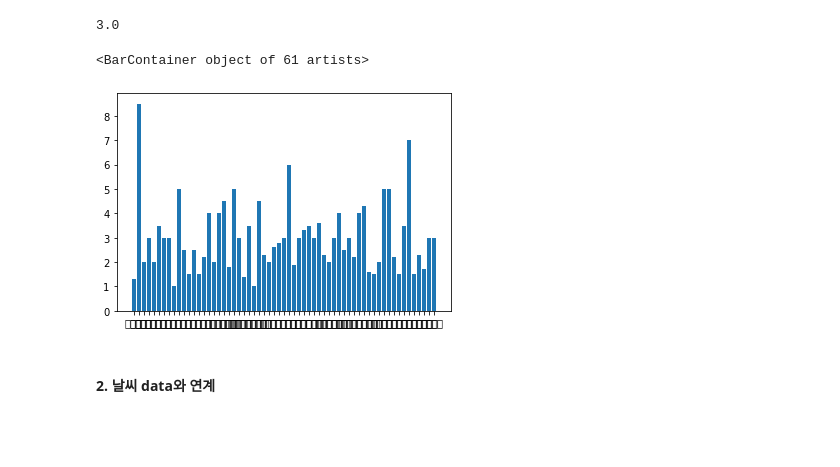
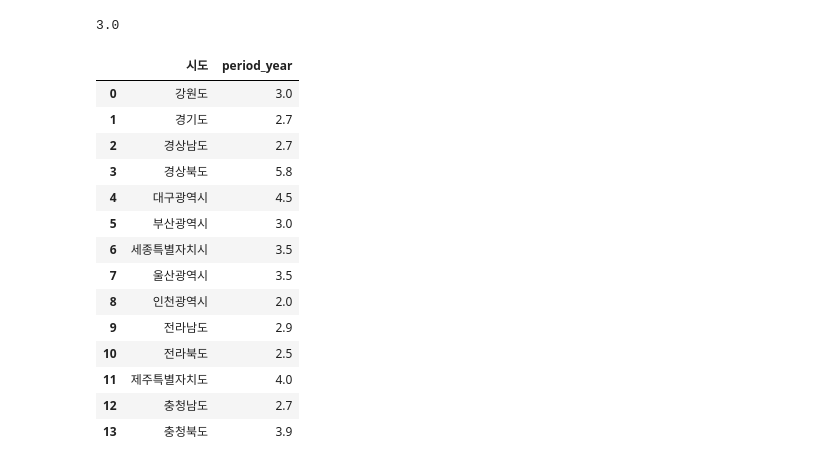
Before and after one commit to jiwoo-coding/aiai, a Jupyter notebook: Data_preprocess.ipynb, the cells around one changed output. Saved outputs shown, nothing was run; the diff lists cells and outputs as text; code cells hidden in the pictures; blank space fills up the shorter version.

```diff
--- a/Data_preprocess.ipynb
+++ b/Data_preprocess.ipynb
@@ -194,10 +203,3 @@ lp_df.to_csv('local_period.csv', index=False, encoding='utf-8-sig')
 np.round(lp_df['period_year'].mean(),1)
 # %% [output]
 3.0
-# %%
-plt.bar(lp_df['시군구'],lp_df['period_year'])
-# %% [output]
-<BarContainer object of 61 artists>
-[figure, removed]
-# %% [markdown]
-#### 2. 날씨 data와 연계
@@ -203,0 +211,18 @@ plt.bar(lp_df['시군구'],lp_df['period_year'])
+# %%
+lp_df_sido
+# %% [output]
+|  | 시도 | period_year |
+| 0 | 강원도 | 3.0 |
+| 1 | 경기도 | 2.7 |
+| 2 | 경상남도 | 2.7 |
+| 3 | 경상북도 | 5.8 |
+| 4 | 대구광역시 | 4.5 |
+| 5 | 부산광역시 | 3.0 |
+| 6 | 세종특별자치시 | 3.5 |
+| 7 | 울산광역시 | 3.5 |
+| 8 | 인천광역시 | 2.0 |
+| 9 | 전라남도 | 2.9 |
+| 10 | 전라북도 | 2.5 |
+| 11 | 제주특별자치도 | 4.0 |
+| 12 | 충청남도 | 2.7 |
+| 13 | 충청북도 | 3.9 |
```
Also changed, not shown: parts of 12 cells of this notebook.
